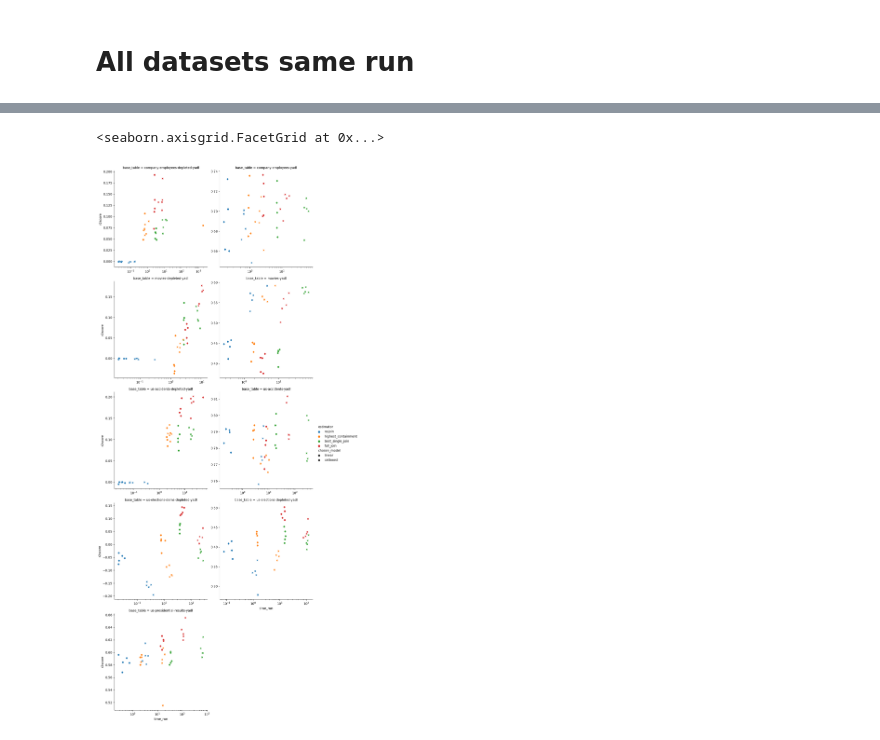
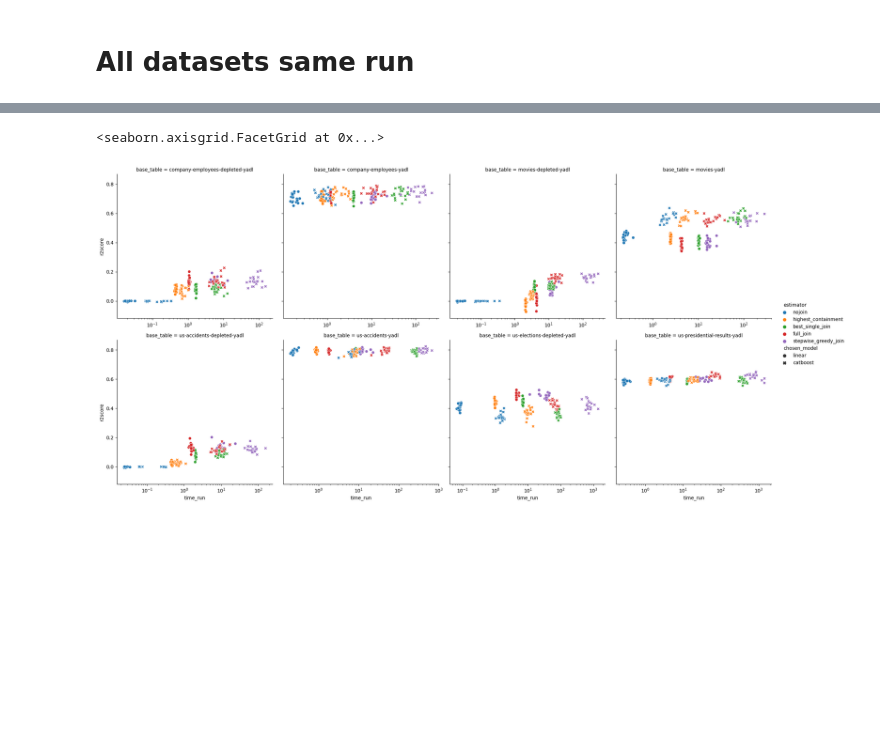
Before and after one commit to rcap107/retrieve-merge-predict, a Jupyter notebook: notebooks/Study results.ipynb, the cells around one changed output, grey strips where cells are left out. Drawn from its saved outputs; the diff is of its cells as text; code cells hidden in the pictures; blank space fills up the shorter version.

```diff
--- a/notebooks/Study results.ipynb
+++ b/notebooks/Study results.ipynb
@@ -186,5 +47,12 @@ run_name = "0185-zlt20ltk"
+# %%
+run_name = "0187-ddrbjfv1"
+# run_name = "0185-zlt20ltk"
+# run_name = "0185-zlt20ltk"
+run_path = (
+    "/home/soda/rcappuzz/work/benchmark-join-suggestions/results/logs/0209-hbd3ko7t"
+)
 # %%
-df_raw = read_logs(run_name)
+df_raw = read_logs(exp_path=run_path)
 # %%
 df_ = df_raw.select(
     pl.col(
@@ -229,3 +75,9 @@ pivot_based_on_value(melted, "r2score")
 # %%
-col_order=df_raw.select(pl.col("base_table").unique()).sort("base_table").to_series().to_list()
+col_order = (
+    df_raw.select(pl.col("base_table").unique())
+    .sort("base_table")
+    .to_series()
+    .to_list()
+)
+col_wrap = 4
 # %%
@@ -241,6 +114,17 @@ sns.relplot(data=df_raw.to_pandas(), x="time_run", y="r2score", hue="chosen_mode
 # %%
-sns.relplot(data=df_raw.to_pandas(), x="time_run", y="r2score", style="chosen_model", col="base_table", hue="estimator", kind="scatter", facet_kws={"sharex":False, "sharey":False, "subplot_kws":{"xscale":"log"}}, col_wrap=2, col_order=col_order)
+sns.relplot(
+    data=df_raw.to_pandas(),
+    x="time_run",
+    y="r2score",
+    style="chosen_model",
+    col="base_table",
+    hue="estimator",
+    kind="scatter",
+    facet_kws={"sharex": False, "sharey": True, "subplot_kws": {"xscale": "log"}},
+    col_wrap=col_wrap,
+    col_order=col_order,
+)
 # %% [output]
 <seaborn.axisgrid.FacetGrid at 0x...>
-[figure, old version]
+[figure, new version]
 # %%
```
Also changed, not shown: parts of 60 cells of this notebook.
